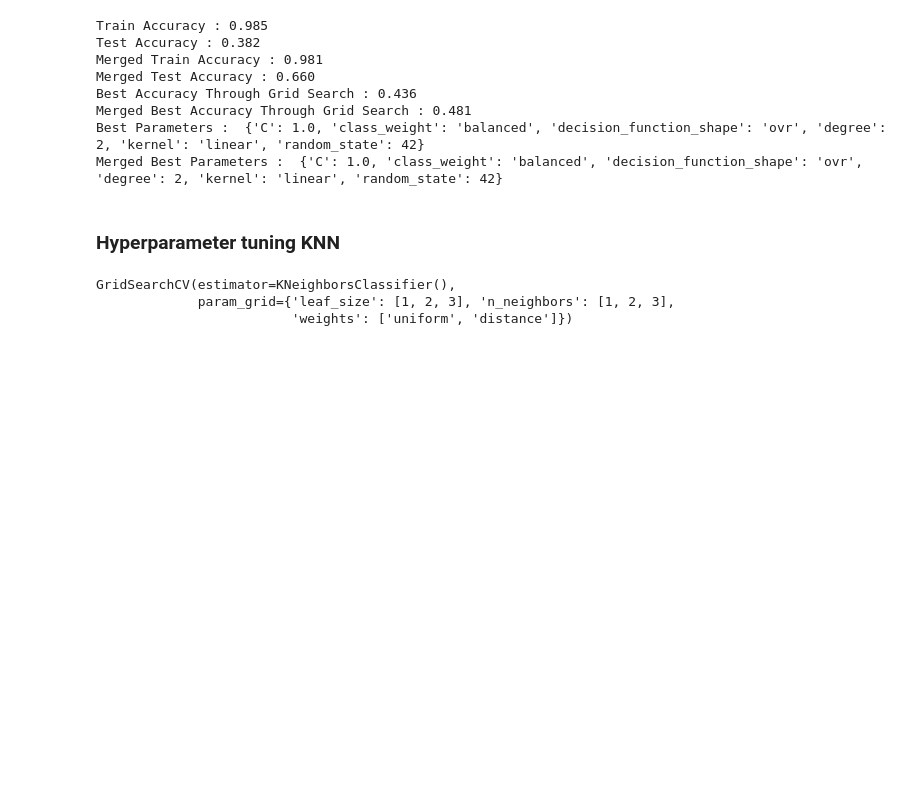
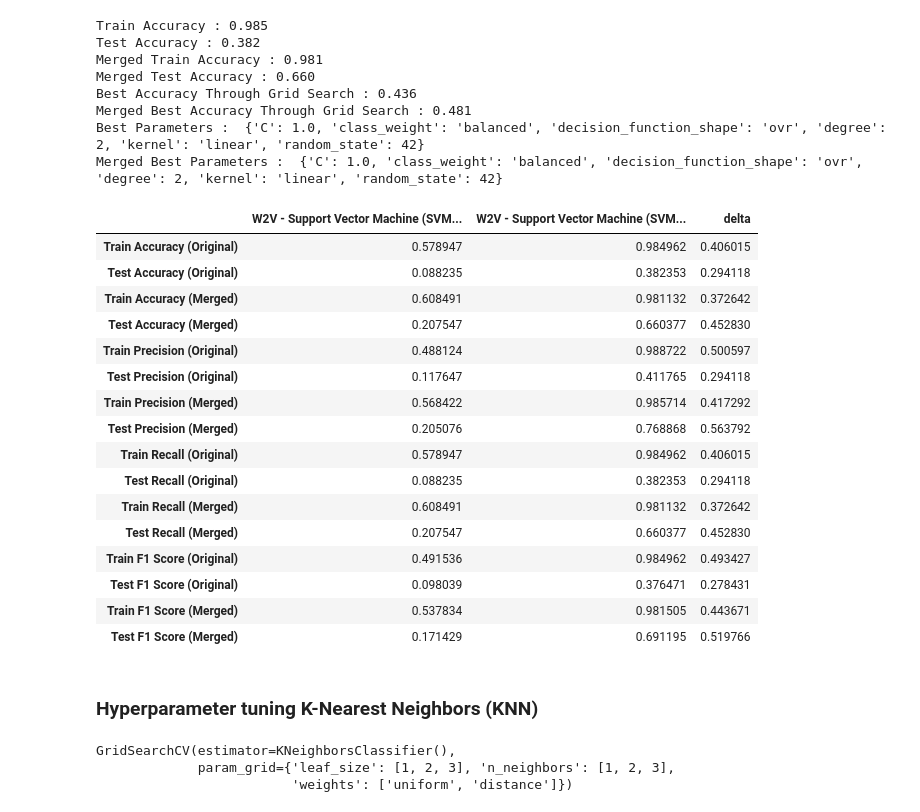
Before and after one commit to tobiasmj97/M3_Semester_Project, a Jupyter notebook: da_chatbot.ipynb, the cells around one changed output. Drawn from its saved outputs; the diff is of its cells as text; code cells hidden in the pictures; blank space fills up the shorter version.

```diff
--- a/da_chatbot.ipynb
+++ b/da_chatbot.ipynb
@@ -1599,6 +2243,6 @@ model_w2v_lg_tuning_scores = {
 # %%
 # Hyperparameters to tune for Support Vector Machine (SVM)
-params_svm = {
+params_w2v_svm = {
     'C': [1.0, 1.5, 2.0, 3.0],  # Regularization parameter
     'kernel': ['linear', 'rbf', 'poly'],  # Kernel functions for SVM
     'degree': [2, 3, 4],  # Degree of the polynomial kernel (for 'poly' kernel)
@@ -1608,10 +2252,10 @@ params_svm = {
 }
 # %%
 # GridSearchCV instantiation for hyperparameter tuning on the original dataset using SVM
-model_w2v_svm_grid = GridSearchCV(estimator=model_w2v_svm, param_grid=params_svm)
+model_w2v_svm_grid = GridSearchCV(estimator=model_w2v_svm, param_grid=params_w2v_svm)
 
 # GridSearchCV instantiation for hyperparameter tuning on the merged dataset using SVM
-model_w2v_svm_grid_merged = GridSearchCV(estimator=model_w2v_svm, param_grid=params_svm)
+model_w2v_svm_grid_merged = GridSearchCV(estimator=model_w2v_svm_merged, param_grid=params_w2v_svm)
 # %%
 # Fitting the GridSearchCV for hyperparameter tuning on the original training set using SVM
 model_w2v_svm_grid.fit(X_train_W2V, y_train)
@@ -1662,7 +2306,7 @@ model_w2v_svm_tuning_scores = {
     'Train Accuracy (Original)': model_w2v_svm_grid.best_estimator_.score(X_train_W2V, y_train),
     'Test Accuracy (Original)': model_w2v_svm_grid.best_estimator_.score(X_test_W2V, y_test),
     'Train Accuracy (Merged)': model_w2v_svm_grid_merged.best_estimator_.score(X_train_merged_W2V, y_train_merged),
-    'Test Accuracy (Merged)': model_w2v_svm_grid_merged.best_estimator_.score(X_test_merged_W2V, y_pred_test_merged),
+    'Test Accuracy (Merged)': model_w2v_svm_grid_merged.best_estimator_.score(X_test_merged_W2V, y_test_merged),
 
     'Train Precision (Original)': precision_score(y_train, model_w2v_svm_grid.best_estimator_.predict(X_train_W2V), average='weighted'),
     'Test Precision (Original)': precision_score(y_test, model_w2v_svm_grid.best_estimator_.predict(X_test_W2V), average='weighted'),
@@ -1679,7 +2323,33 @@ model_w2v_svm_tuning_scores = {
     'Train F1 Score (Merged)': f1_score(y_train_merged, model_w2v_svm_grid_merged.best_estimator_.predict(X_train_merged_W2V), average='weighted'),
     'Test F1 Score (Merged)': f1_score(y_test_merged, model_w2v_svm_grid_merged.best_estimator_.predict(X_test_merged_W2V), average='weighted')
 }
+# %%
+w2v_svm = pd.DataFrame(model_w2v_svm_scores, index=['W2V - Support Vector Machine (SVM) (Before)'])
+w2v_svm_tuning = pd.DataFrame(model_w2v_svm_tuning_scores, index=['W2V - Support Vector Machine (SVM) (After)'])
+
+w2v_svm_result = pd.concat([w2v_svm, w2v_svm_tuning]).T
+w2v_svm_result['delta'] = w2v_svm_result['W2V - Support Vector Machine (SVM) (After)'] - w2v_svm_result['W2V - Support Vector Machine (SVM) (Before)']
+
+w2v_svm_result
+# %% [output]
+|  | W2V - Support Vector Machine (SVM... | W2V - Support Vector Machine (SVM... | delta |
+| Train Accuracy (Original) | 0.578947 | 0.984962 | 0.406015 |
+| Test Accuracy (Original) | 0.088235 | 0.382353 | 0.294118 |
+| Train Accuracy (Merged) | 0.608491 | 0.981132 | 0.372642 |
+| Test Accuracy (Merged) | 0.207547 | 0.660377 | 0.452830 |
+| Train Precision (Original) | 0.488124 | 0.988722 | 0.500597 |
+| Test Precision (Original) | 0.117647 | 0.411765 | 0.294118 |
+| Train Precision (Merged) | 0.568422 | 0.985714 | 0.417292 |
+| Test Precision (Merged) | 0.205076 | 0.768868 | 0.563792 |
+| Train Recall (Original) | 0.578947 | 0.984962 | 0.406015 |
+| Test Recall (Original) | 0.088235 | 0.382353 | 0.294118 |
+| Train Recall (Merged) | 0.608491 | 0.981132 | 0.372642 |
+| Test Recall (Merged) | 0.207547 | 0.660377 | 0.452830 |
+| Train F1 Score (Original) | 0.491536 | 0.984962 | 0.493427 |
+| Test F1 Score (Original) | 0.098039 | 0.376471 | 0.278431 |
+| Train F1 Score (Merged) | 0.537834 | 0.981505 | 0.443671 |
+| Test F1 Score (Merged) | 0.171429 | 0.691195 | 0.519766 |
 # %% [markdown]
-### Hyperparameter tuning KNN
+### Hyperparameter tuning K-Nearest Neighbors (KNN)
 # %%
 # Hyperparameters to tune for K-Nearest Neighbors (KNN)
```
Also changed, not shown: parts of 146 cells of this notebook.
